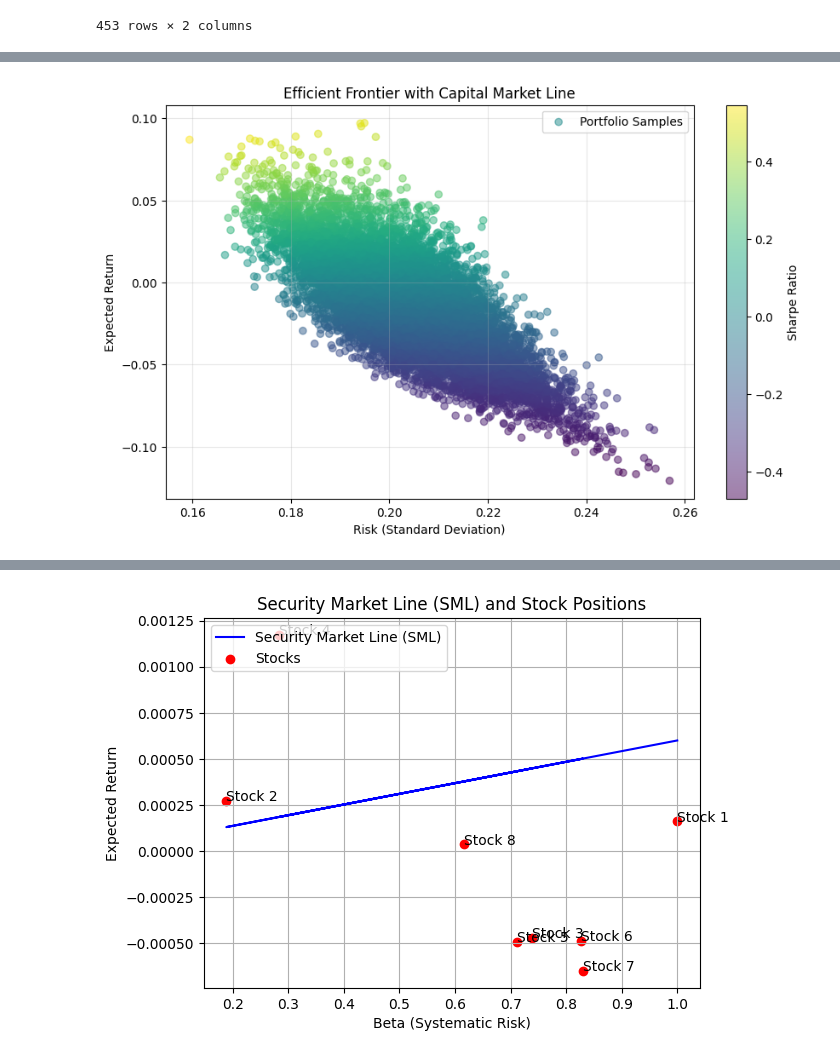
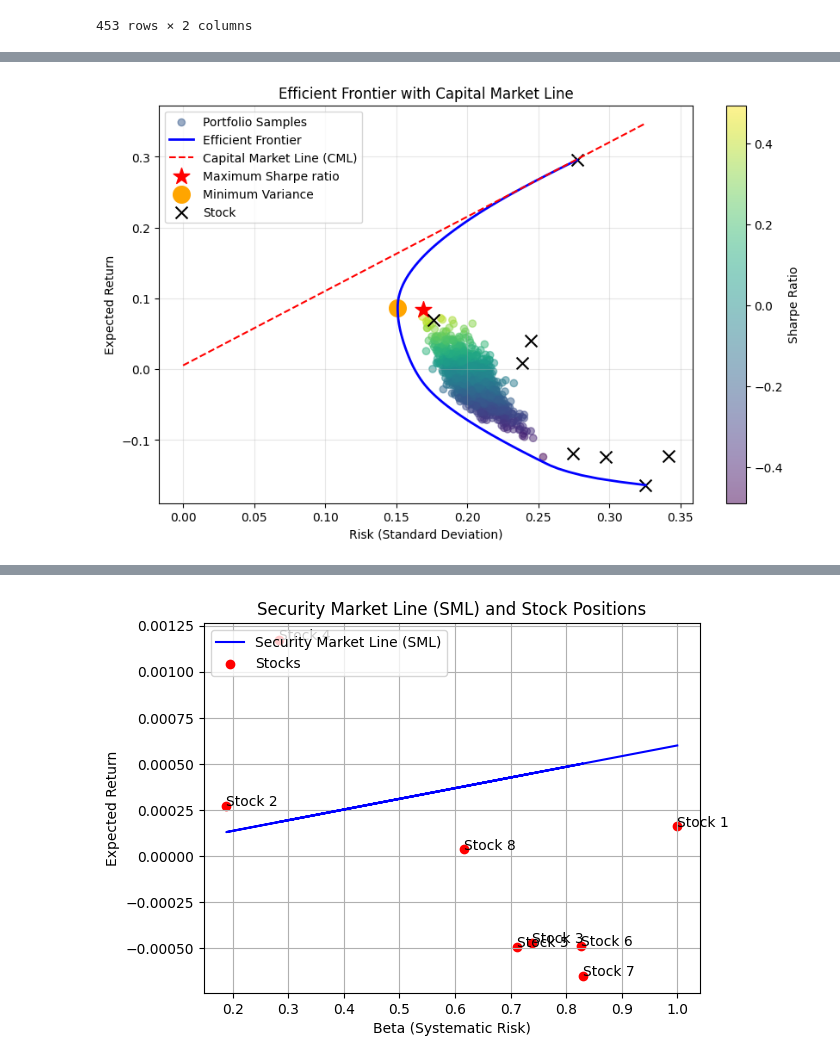
Before and after one commit to ancabenca/ds2-hw, a Jupyter notebook: Projekt -AnalyzaInvestic/AI-ABE.ipynb, the cells around one changed output, grey strips where cells are left out. Saved outputs shown, nothing was run; the diff lists cells and outputs as text; code cells hidden in the pictures.

```diff
--- a/Projekt -AnalyzaInvestic/AI-ABE.ipynb
+++ b/Projekt -AnalyzaInvestic/AI-ABE.ipynb
@@ -690,6 +711,6 @@ def portfolio_stats(weights, expected_returns, covariance_matrix, timeAnnual):
 # %%
 # Simulate random portfolios
-num_portfolios = 10000
+num_portfolios = 1000
 timeAnnual = 252  # Trading year
 num_assets = len(expected_returns)
 results = np.zeros((3, num_portfolios))  # Rows: return, risk (std dev), Sharpe ratio
@@ -763,65 +780,83 @@ min_var_weights = get_min_variance_portfolio(expected_returns, covariance_matrix
 min_var_return, min_var_risk = portfolio_stats(min_var_weights, expected_returns, covariance_matrix, timeAnnual)
 # %%
 # Generate efficient frontier points
-target_returns = np.linspace(min_var_return, max_sharpe_return * 1.2, 100)
+target_returns = np.linspace(expected_returns.min()*252, expected_returns.max()*252, 100)
 frontier_returns = []
 frontier_risks = []
 
 for target_return in target_returns:
-    weights = minimize_volatility(target_return, expected_returns, covariance_matrix, num_assets,risk_free_rate_one)
+    weights = minimize_volatility(target_return, expected_returns, covariance_matrix, num_assets)
     ret, risk = portfolio_stats(weights, expected_returns, covariance_matrix, timeAnnual)
     frontier_returns.append(ret)
     frontier_risks.append(risk)
 
 # Calculate Capital Market Line
-x_cml = np.linspace(0, max(frontier_risks) * 1.2, 100)
-y_cml = risk_free_rate_one + (max_sharpe_return - risk_free_rate_one) / max_sharpe_stddev * x_cml
+max_sharpe_index = np.argmax([ (ret - risk_free_rate_one*timeAnnual) / risk for ret, risk in zip(frontier_returns, frontier_risks)])
+
+tangency_return = frontier_returns[max_sharpe_index]
+tangency_risk = frontier_risks[max_sharpe_index]
+
+# Slope of the Capital Market Line (CML)
+slope_cml = (tangency_return - risk_free_rate_one*timeAnnual) / tangency_risk
+
+# Calculate x_cml and y_cml (Capital Market Line)
+x_cml = np.linspace(0, max(frontier_risks), 100)
+y_cml = risk_free_rate_one*timeAnnual + slope_cml * x_cml
 # %%
 # Create the plot
 plt.figure(figsize=(10, 6))
 
 # Plot random portfolios
 scatter = plt.scatter(results[1, :], results[0, :],
                      c=results[2, :],
                      cmap='viridis',
                      alpha=0.5,
                      label='Portfolio Samples')
 
 # Plot efficient frontier
-#plt.plot(frontier_risks, frontier_returns,
-#         color='blue',
-#         linewidth=2,
-#         label='Efficient Frontier')
+plt.plot(frontier_risks, frontier_returns,
+        color='blue',
+        linewidth=2,
+        label='Efficient Frontier')
 
 # Plot CML
-#plt.plot(x_cml, y_cml,
-# color='red',
-#         linestyle='--',
-#         label='Capital Market Line (CML)')
+plt.plot(x_cml, y_cml,
+color='red',
+        linestyle='--',
+        label='Capital Market Line (CML)')
 
 # Plot maximum Sharpe ratio point
-#plt.scatter(max_sharpe_stddev, max_sharpe_return,
-#           color='red',
-#           marker='*',
-#           s=200,
-#           label='Maximum Sharpe ratio')
+plt.scatter(max_sharpe_stddev, max_sharpe_return,
+          color='red',
+          marker='*',
+          s=200,
+          label='Maximum Sharpe ratio')
 
 # Plot minimum variance point
-#plt.scatter(min_var_risk, min_var_return,
-#           color='orange',
-#           marker='o',
-#           s=200,
-#           label='Minimum Variance')
+plt.scatter(min_var_risk, min_var_return,
+          color='orange',
+          marker='o',
+          s=200,
+          label='Minimum Variance')
+
+# Plot individual assets (stocks)
+for i in range(len(expected_returns)):
+    plt.scatter(np.sqrt(covariance_matrix.iloc[i, i])* np.sqrt(timeAnnual),  # Individual stock risk (std deviation)
+                expected_returns[i]*timeAnnual,  # Individual stock return
+                color='black',
+                marker='x',
+                s=100,
+                label=f'Stock' if i == 0 else "")  # Label only the first stock
 
 plt.colorbar(scatter, label='Sharpe Ratio')
 plt.xlabel('Risk (Standard Deviation)')
 plt.ylabel('Expected Return')
 plt.title('Efficient Frontier with Capital Market Line')
-plt.legend(loc='upper right')
+plt.legend(loc='upper left')
 plt.grid(True, alpha=0.3)
 plt.show()
 # %% [output]
-[figure, old version]
+[figure, new version]
 # %%
 portfolios = pd.DataFrame({'Return': results[0, ], 'Volatility':results[1, ]})
 portfolios.plot(x='Volatility', y='Return', kind='scatter', figsize=(15,10));
```
Also changed, not shown: parts of 57 cells of this notebook.
